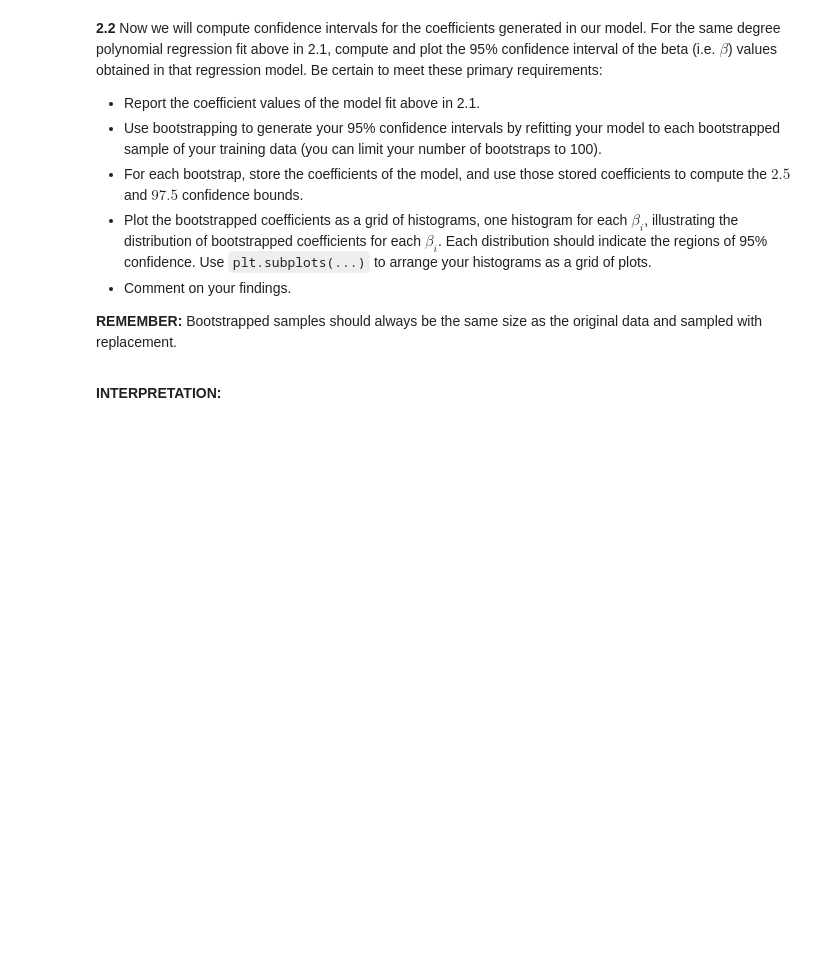
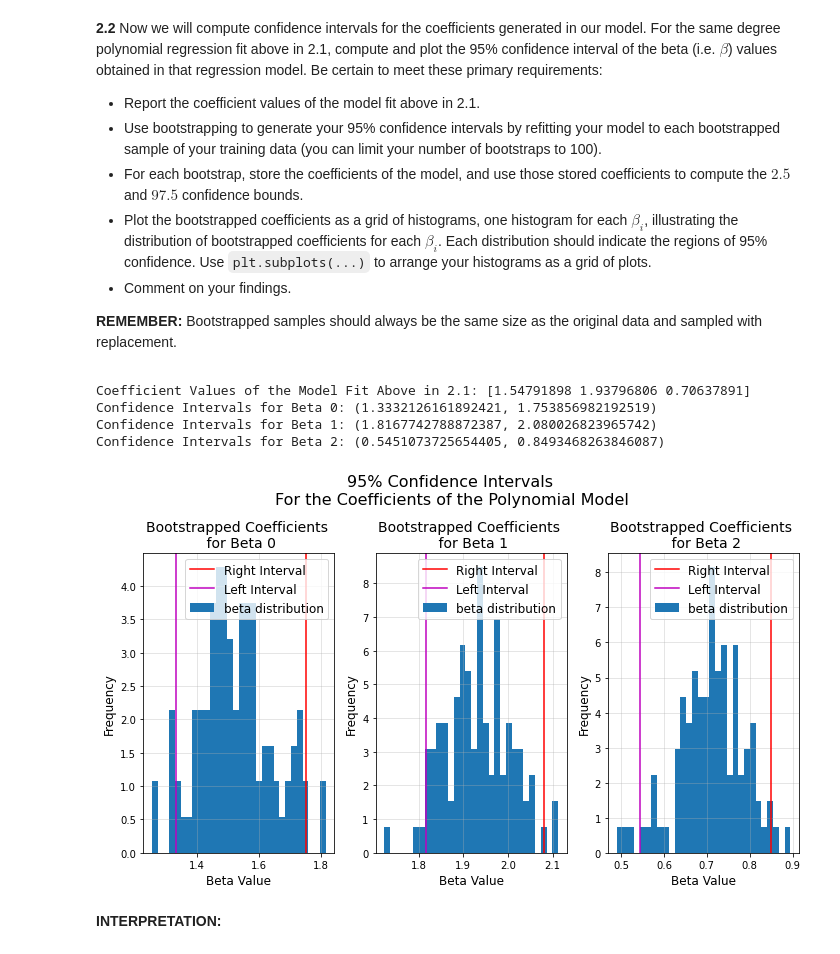
Before and after one commit to westonruths/ac209a, a Jupyter notebook: cs109a_hw3/cs109a_hw3.ipynb, the cells around one changed output. Saved outputs shown, nothing was run; the diff lists cells and outputs as text; code cells hidden in the pictures; blank space fills up the shorter version.

```diff
--- a/cs109a_hw3/cs109a_hw3.ipynb
+++ b/cs109a_hw3/cs109a_hw3.ipynb
@@ -334,3 +338,83 @@ plt.show()
+# %%
+# your code here
+### Report the coefficient values of the model fit above in 2.1.
+print('Coefficient Values of the Model Fit Above in 2.1:', polymodel.coef_)
+
+### Use bootstrapping to generate your 95% confidence intervals by refitting your model to each bootstrapped sample of your training data .
+# Set the number of bootstraps (limit to 100)
+numboot = 100
+
+# Guess the correct polynomial degree
+guess_degree = 2
+
+# Initialize a dictionary to store the coefficient values
+perc_dict = {}
+
+for i in range(guess_degree+1):
+    perc_dict[i] = []
+
+# Loop through each bootstrap
+for i in range(numboot):
+
+    # Create bootstrapped version of the training data using the sample function
+    # Set frac=1 and replace=True to get a bootstrap
+    df_new = df_train.sample(frac=1, replace=True)
+
+    # Get the predictor data ('Spreading_factor') from the new bootstrapped data
+    x_sample = df_new[['Spreading_factor']]
+
+    # Get the response data ('Perc_population') from the new bootstrapped data
+    y_sample = df_new.Perc_population
+
+    # Generate polynomial features on the train data
+    x_poly_sample = PolynomialFeatures(degree=guess_degree).fit_transform(x_sample)
+
+    # Initialize a model to perform polynomial regression
+    polymodel_sample = LinearRegression(fit_intercept=False)
+
+    # Fit the model on the polynomial transformed train data
+    polymodel_sample.fit(x_poly_sample,y_sample)
+
+    # Predict on the entire polynomial transformed test data
+    y_poly_pred_sample = polymodel_sample.predict(x_poly_sample)
+
+    for i in range(guess_degree+1):
+        perc_dict[i].append(polymodel_sample.coef_[i])
+
+# Calculate confidence intervals for each beta
+beta_CI = {}
+for i in range(guess_degree+1):
+    beta_CI[i] = (np.percentile(perc_dict[i],2.5),np.percentile(perc_dict[i], 97.5))
+
+# Plot the histograms
+fig, ax = plt.subplots(1,guess_degree+1,figsize = (10, 6))
+fig.suptitle(
+    "95% Confidence Intervals \n"
+    "For the Coefficients of the Polynomial Model",
+    fontsize=16,
+)
+
+for i in range(guess_degree+1):
+    print("Confidence Intervals for Beta " + str(i) + ": " + str(beta_CI[i]))
+    ax[i].hist(perc_dict[i], bins = 30, label = 'beta distribution', align = 'left', density = True)
+    ax[i].axvline(beta_CI[i][1], 0, 1, color = 'r', label = 'Right Interval')
+    ax[i].axvline(beta_CI[i][0], 0, 1, color = 'm', label = 'Left Interval')
+    ax[i].set_xlabel("Beta Value", fontsize=12)
+    ax[i].set_ylabel("Frequency", fontsize=12)
+    ax[i].set_title("Bootstrapped Coefficients \n for Beta " + str(i), fontsize=14)
+    ax[i].legend(loc="upper right", fontsize=12)
+
+for a in ax:
+    a.grid(":", alpha=0.4)
+
+plt.tight_layout()
+plt.show()
+# %% [output]
+Coefficient Values of the Model Fit Above in 2.1: [1.54791898 1.93796806 0.70637891]
+Confidence Intervals for Beta 0: (1.3332126161892421, 1.753856982192519)
+Confidence Intervals for Beta 1: (1.8167742788872387, 2.080026823965742)
+Confidence Intervals for Beta 2: (0.5451073725654405, 0.8493468263846087)
+[figure, added]
 # %% [markdown]
 **INTERPRETATION:**
 # %% [markdown]
```
Also changed, not shown: parts of 4 cells of this notebook.
